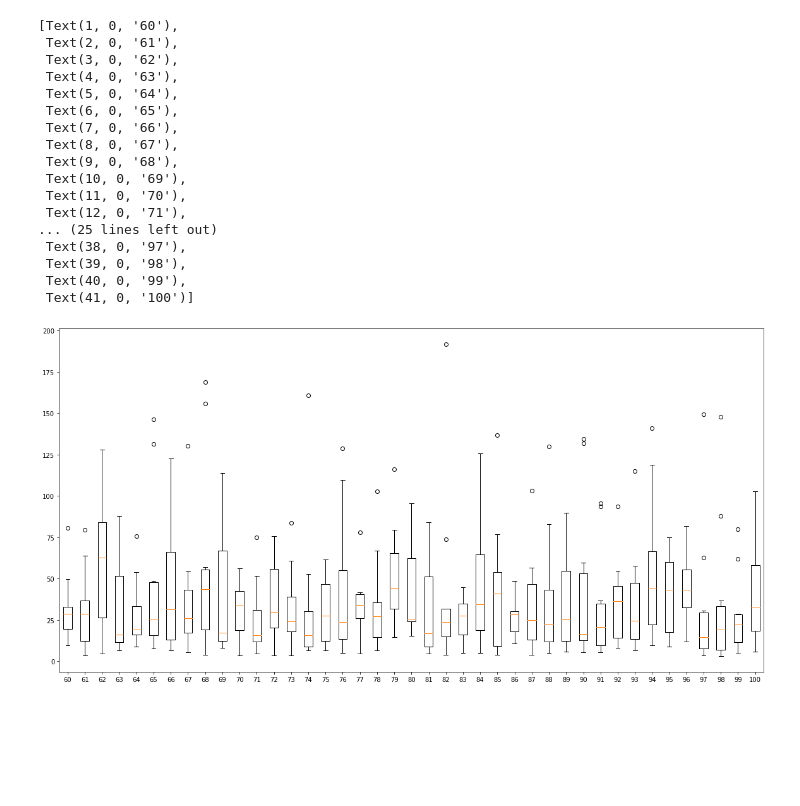
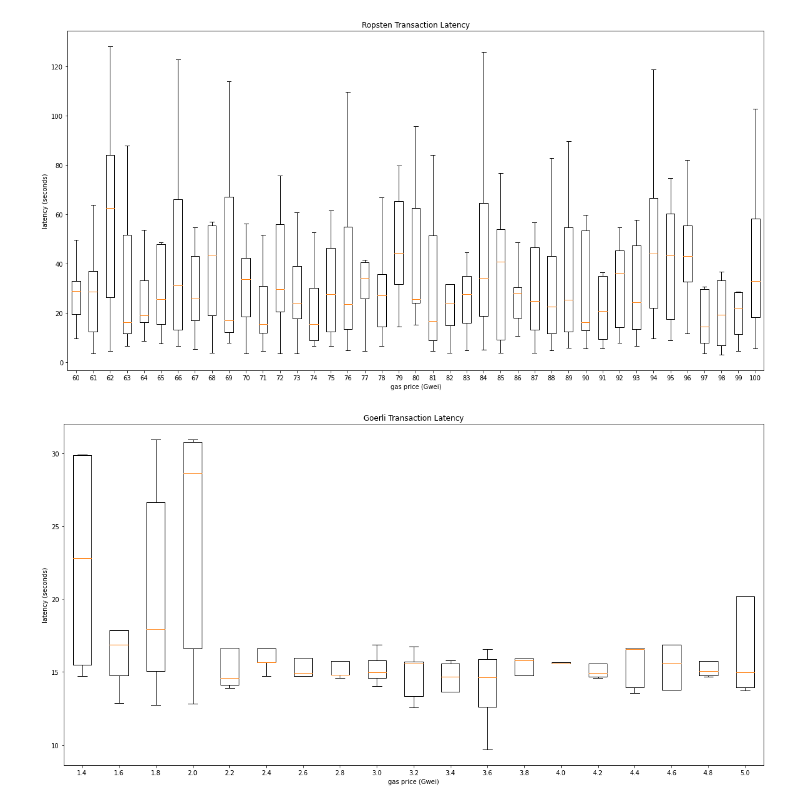
Before and after one commit to echai58/cs512-final-project, a Jupyter notebook: data_visualization/latency_analysis.ipynb, the cells around one changed output. Saved outputs shown, nothing was run; the diff lists cells and outputs as text; code cells hidden in the pictures; blank space fills up the shorter version.

Commit message:
save boxplots as jpgs

```diff
--- a/data_visualization/latency_analysis.ipynb
+++ b/data_visualization/latency_analysis.ipynb
@@ -2,17 +2,24 @@
 import pandas as pd
 import matplotlib.pyplot as plt
 
-df = pd.read_csv('ROPSTEN-DATA.csv')
-gp_lat = {}
+def plot_latency(csv_file, graph_title):
+    df = pd.read_csv(csv_file)
+    gp_lat = {}
 
-for _ , row in df.iterrows():
-    gasprice = row[2]
-    latency = row[3]
+    for _ , row in df.iterrows():
+        gasprice = row[2]
+        latency = row[3]
 
-    if gasprice not in gp_lat:
-        gp_lat[gasprice] = []
+        if gasprice not in gp_lat:
+            gp_lat[gasprice] = []
 
-    gp_lat[gasprice].append(latency)
+        gp_lat[gasprice].append(latency)
 
-for key, val in gp_lat.items():
-    print(key, val)
+    fig = plt.figure(figsize=(20, 10))
+    ax = fig.add_subplot()
+    ax.set_title(graph_title)
+    ax.set_xlabel('gas price (Gwei)')
+    ax.set_ylabel('latency (seconds)')
+    ax.boxplot(gp_lat.values(), showfliers=False)
+    ax.set_xticklabels(gp_lat.keys())
+    fig.savefig(f'{graph_title}.jpg', bbox_inches='tight')
@@ -37,24 +26,8 @@ for key, val in gp_lat.items():
-# %%
-fig = plt.figure(figsize=(20, 10))
-ax = fig.add_subplot(111)
-ax.boxplot(gp_lat.values())
-ax.set_xticklabels(gp_lat.keys())
-# %% [output]
-[Text(1, 0, '60'),
- Text(2, 0, '61'),
- Text(3, 0, '62'),
- Text(4, 0, '63'),
- Text(5, 0, '64'),
- Text(6, 0, '65'),
- Text(7, 0, '66'),
- Text(8, 0, '67'),
- Text(9, 0, '68'),
- Text(10, 0, '69'),
- Text(11, 0, '70'),
- Text(12, 0, '71'),
-... (25 lines left out)
- Text(38, 0, '97'),
- Text(39, 0, '98'),
- Text(40, 0, '99'),
- Text(41, 0, '100')]
-[figure, removed]
+# %%
+plot_latency('ROPSTEN-DATA.csv', 'Ropsten Transaction Latency')
+# %% [output]
+[figure, added]
+# %%
+plot_latency('GOERLI-DATA.csv', 'Goerli Transaction Latency')
+# %% [output]
+[figure, added]
```
Also changed, not shown: parts of 1 cell of this notebook, 3 other files.
